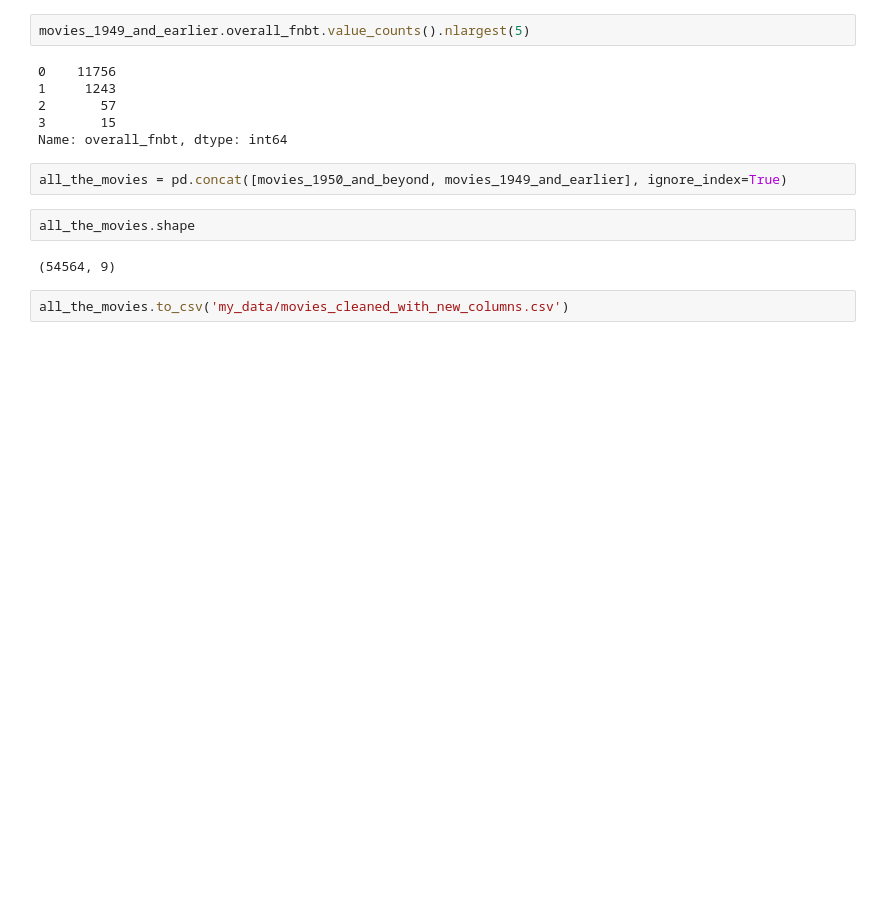
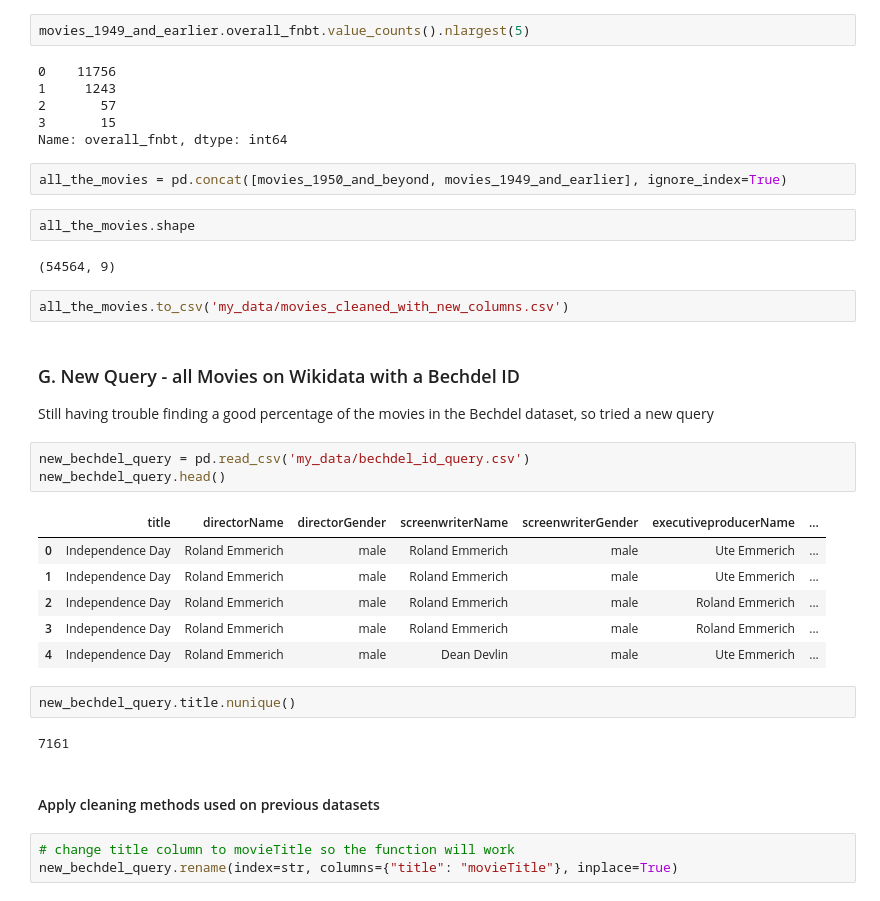
Before and after one commit to MagicMilly/women-in-film-analysis-dashboard, a Jupyter notebook: more_data_munging.ipynb, the cells around one changed output. Saved outputs shown, nothing was run; the diff lists cells and outputs as text; blank space fills up the shorter version.

```diff
--- a/more_data_munging.ipynb
+++ b/more_data_munging.ipynb
@@ -510,3 +510,25 @@ all_the_movies.shape
 (54564, 9)
 # %%
 all_the_movies.to_csv('my_data/movies_cleaned_with_new_columns.csv')
+# %% [markdown]
+### G. New Query - all Movies on Wikidata with a Bechdel ID
+Still having trouble finding a good percentage of the movies in the Bechdel dataset, so tried a new query
+# %%
+new_bechdel_query = pd.read_csv('my_data/bechdel_id_query.csv')
+new_bechdel_query.head()
+# %% [output]
+|  | title | directorName | directorGender | screenwriterName | screenwriterGender | executiveproducerName | ... |
+| 0 | Independence Day | Roland Emmerich | male | Roland Emmerich | male | Ute Emmerich | ... |
+| 1 | Independence Day | Roland Emmerich | male | Roland Emmerich | male | Ute Emmerich | ... |
+| 2 | Independence Day | Roland Emmerich | male | Roland Emmerich | male | Roland Emmerich | ... |
+| 3 | Independence Day | Roland Emmerich | male | Roland Emmerich | male | Roland Emmerich | ... |
+| 4 | Independence Day | Roland Emmerich | male | Dean Devlin | male | Ute Emmerich | ... |
+# %%
+new_bechdel_query.title.nunique()
+# %% [output]
+7161
+# %% [markdown]
+#### Apply cleaning methods used on previous datasets
+# %%
+# change title column to movieTitle so the function will work
+new_bechdel_query.rename(index=str, columns={"title": "movieTitle"}, inplace=True)
```
Also changed, not shown: parts of 25 cells of this notebook.
